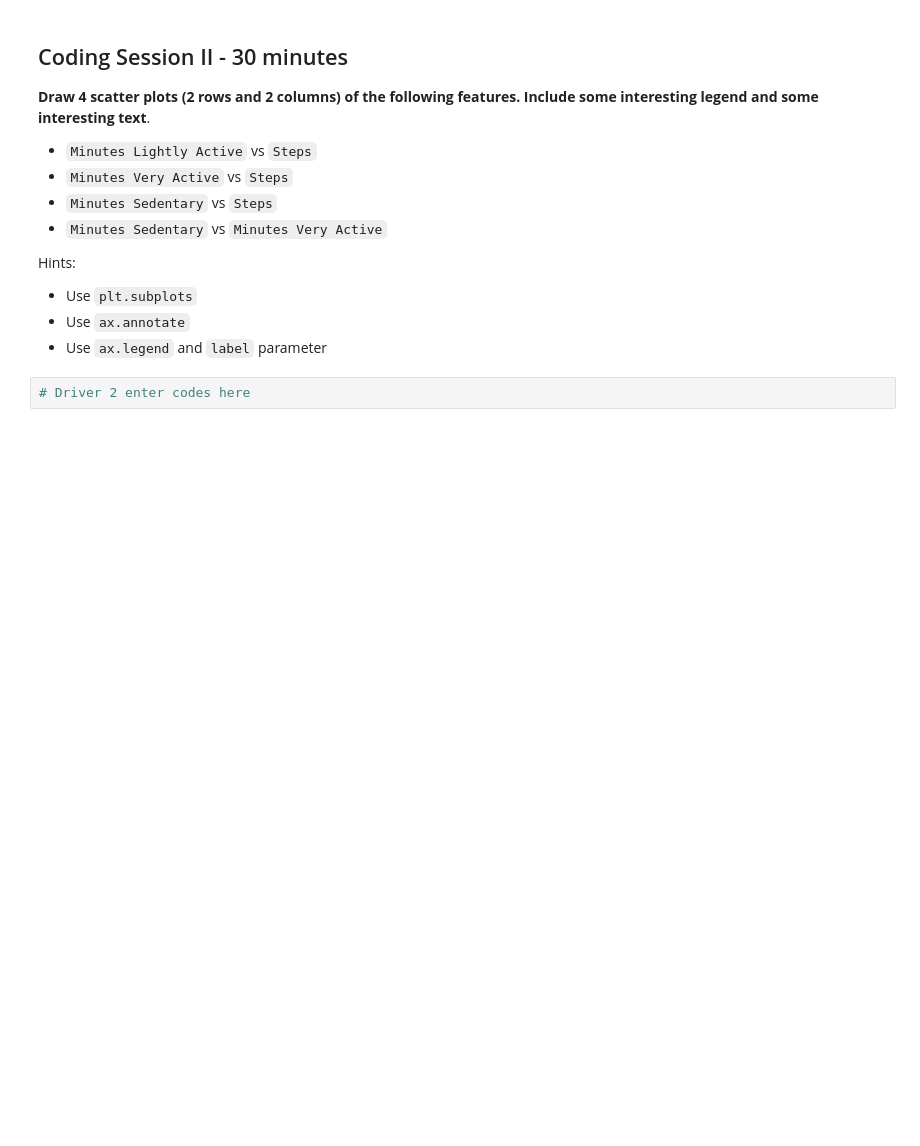
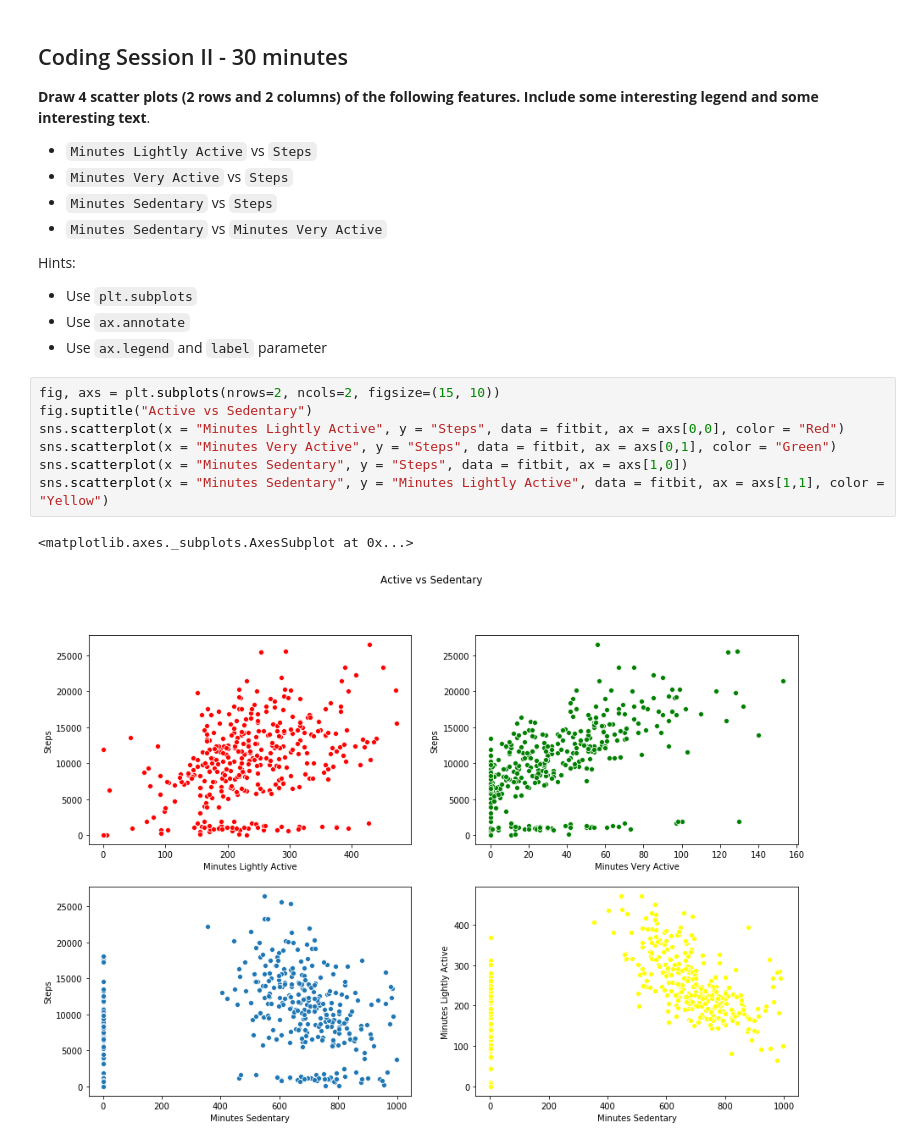
Before and after one commit to Santimo89/lab-visualization-extra, a Jupyter notebook: our_code.ipynb, the cells around one changed output. Cells and saved outputs as stored; diff of their text form; blank space fills up the shorter version.

```diff
--- a/our_code.ipynb
+++ b/our_code.ipynb
@@ -64,5 +151,13 @@ Hints:
  - Use `plt.subplots`
  - Use `ax.annotate`
  - Use `ax.legend` and `label` parameter
-# %%
-# Driver 2 enter codes here
+# %%
+fig, axs = plt.subplots(nrows=2, ncols=2, figsize=(15, 10))
+fig.suptitle("Active vs Sedentary")
+sns.scatterplot(x = "Minutes Lightly Active", y = "Steps", data = fitbit, ax = axs[0,0], color = "Red")
+sns.scatterplot(x = "Minutes Very Active", y = "Steps", data = fitbit, ax = axs[0,1], color = "Green")
+sns.scatterplot(x = "Minutes Sedentary", y = "Steps", data = fitbit, ax = axs[1,0])
+sns.scatterplot(x = "Minutes Sedentary", y = "Minutes Lightly Active", data = fitbit, ax = axs[1,1], color = "Yellow")
+# %% [output]
+<matplotlib.axes._subplots.AxesSubplot at 0x...>
+[figure, added]
```
Also changed, not shown: parts of 8 cells of this notebook.
